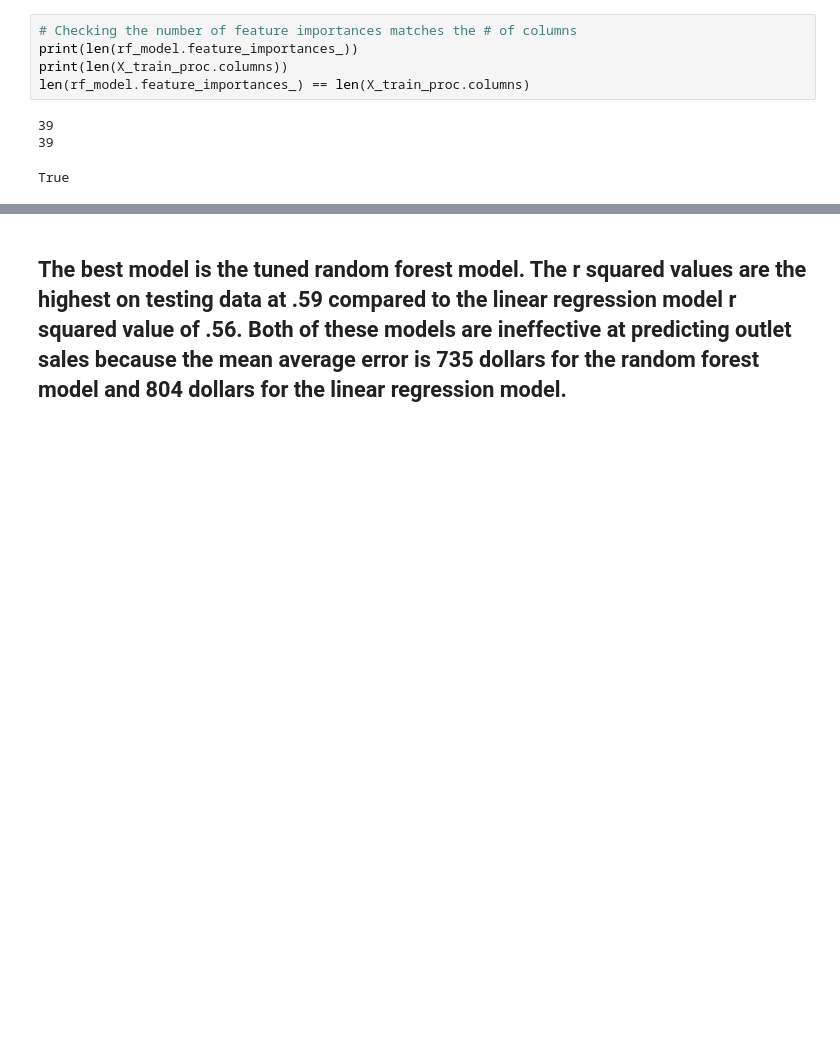
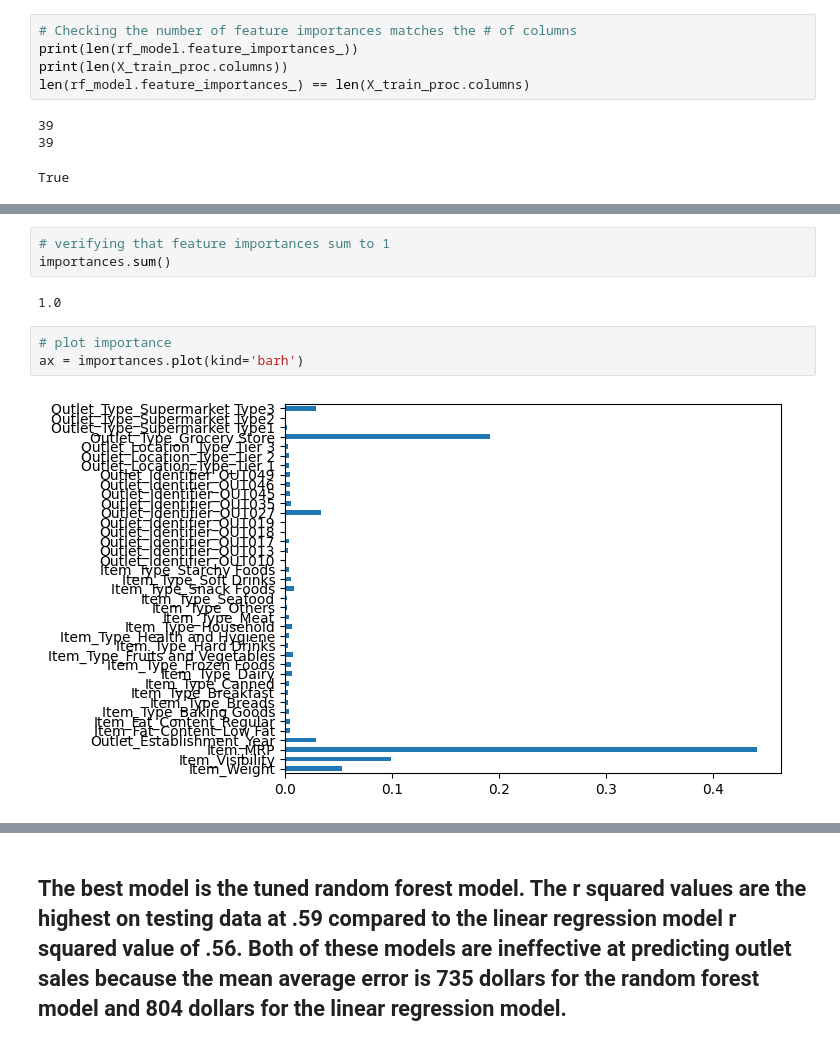
Before and after one commit to JamesCraig35/Prediction-of-Product-Sales, a Jupyter notebook: Prediction_of_Product_Sales.ipynb, the cells around one changed output, grey strips where cells are left out. Saved outputs shown, nothing was run; the diff lists cells and outputs as text; blank space fills up the shorter version.

```diff
--- a/Prediction_of_Product_Sales.ipynb
+++ b/Prediction_of_Product_Sales.ipynb
@@ -1153 +1231,11 @@ Outlet_Type_Supermarket Type3      0.029050
 Name: Feature Importance, dtype: float64
+# %%
+# verifying that feature importances sum to 1
+importances.sum()
+# %% [output]
+1.0
+# %%
+# plot importance
+ax = importances.plot(kind='barh')
+# %% [output]
+[figure, added]
```
Also changed, not shown: parts of 20 cells of this notebook.
